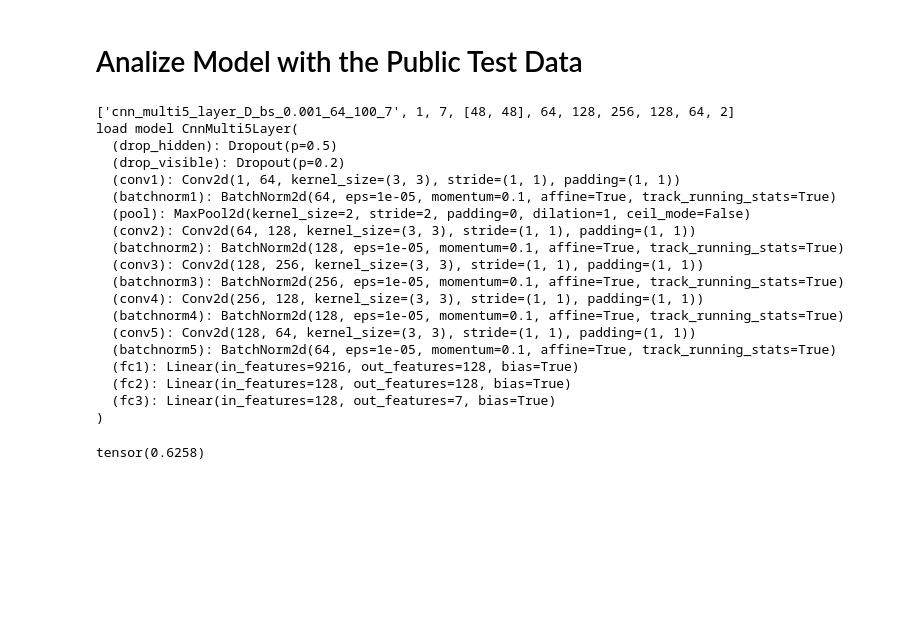
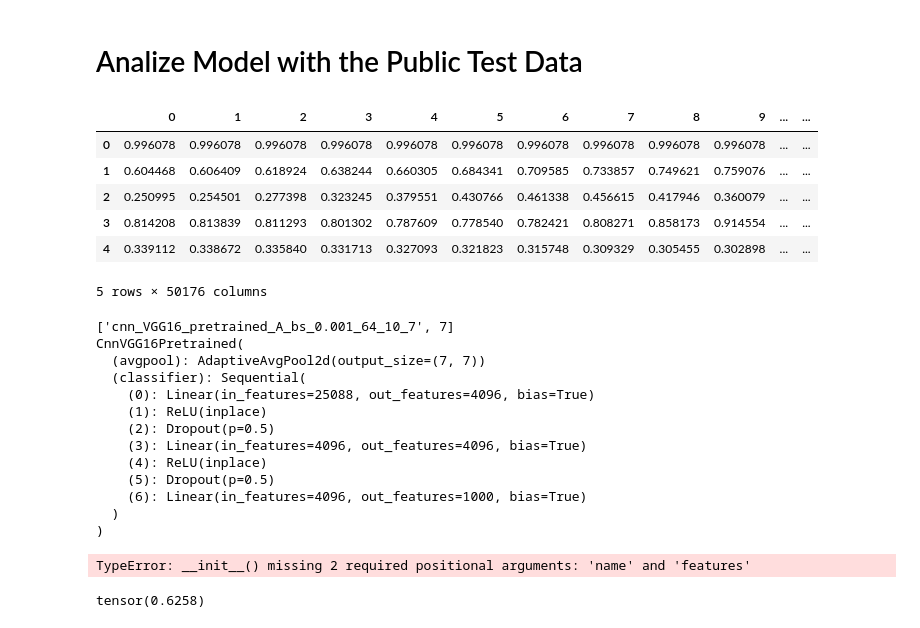
Before and after one commit to raroito87/facial_expression_recognition, a Jupyter notebook: Notebooks/Analyze Result. CNN pertained VGG16. BatchSize 64. reduced dataset. Balanced Sampling.ipynb, the cells around one changed output. Cells and saved outputs as stored; diff of their text form; code cells hidden in the pictures; blank space fills up the shorter version.

```diff
--- a/Notebooks/Analyze Result. CNN pertained VGG16. BatchSize 64. reduced dataset. Balanced Sampling.ipynb
+++ b/Notebooks/Analyze Result. CNN pertained VGG16. BatchSize 64. reduced dataset. Balanced Sampling.ipynb
@@ -22,6 +26,7 @@ X_df = pre.get(name='test').drop(columns=['emotion'])
 y_df = pre.get(name='test')['emotion']
 # %%
 #transform data
+img_conv = ImageConverter()
 test_pixels = pre.get(name='test').drop(columns=['emotion'])
 test_pixel_np = test_pixels.values
 test_pixel_224_np = np.zeros(shape=[test_pixels.shape[0], 224 * 224])
@@ -29,6 +34,17 @@ for i in range(test_pixel_np.shape[0]):
     image = test_pixel_np[i].reshape(48, 48)
     newimg = img_conv.upscale(image)
     test_pixel_224_np[i] = newimg.reshape(1, 224 * 224)
+# %%
+X_df = pd.DataFrame(test_pixel_224_np)
+X_df.head()
+# %% [output]
+|  | 0 | 1 | 2 | 3 | 4 | 5 | 6 | 7 | 8 | 9 | ... | ... |
+| 0 | 0.996078 | 0.996078 | 0.996078 | 0.996078 | 0.996078 | 0.996078 | 0.996078 | 0.996078 | 0.996078 | 0.996078 | ... | ... |
+| 1 | 0.604468 | 0.606409 | 0.618924 | 0.638244 | 0.660305 | 0.684341 | 0.709585 | 0.733857 | 0.749621 | 0.759076 | ... | ... |
+| 2 | 0.250995 | 0.254501 | 0.277398 | 0.323245 | 0.379551 | 0.430766 | 0.461338 | 0.456615 | 0.417946 | 0.360079 | ... | ... |
+| 3 | 0.814208 | 0.813839 | 0.811293 | 0.801302 | 0.787609 | 0.778540 | 0.782421 | 0.808271 | 0.858173 | 0.914554 | ... | ... |
+| 4 | 0.339112 | 0.338672 | 0.335840 | 0.331713 | 0.327093 | 0.321823 | 0.315748 | 0.309329 | 0.305455 | 0.302898 | ... | ... |
+5 rows × 50176 columns
 # %%
 dtype = torch.float
 device = torch.device("cpu")
@@ -47,23 +60,33 @@ m_importer = ModelImporter('fer2013_DatasetD')
-# %%
-model_name = f'cnn_VGG16_pretrained_A_bs_{learning_rate}_{batch_size}_{n_epochs}_{n_classes}_epoch{acc_ep_n}'
-model = m_importer.load_nn_model(model_name)
-# %% [output]
-['cnn_multi5_layer_D_bs_0.001_64_100_7', 1, 7, [48, 48], 64, 128, 256, 128, 64, 2]
-load model CnnMulti5Layer(
-  (drop_hidden): Dropout(p=0.5)
-  (drop_visible): Dropout(p=0.2)
-  (conv1): Conv2d(1, 64, kernel_size=(3, 3), stride=(1, 1), padding=(1, 1))
-  (batchnorm1): BatchNorm2d(64, eps=1e-05, momentum=0.1, affine=True, track_running_stats=True)
-  (pool): MaxPool2d(kernel_size=2, stride=2, padding=0, dilation=1, ceil_mode=False)
-  (conv2): Conv2d(64, 128, kernel_size=(3, 3), stride=(1, 1), padding=(1, 1))
-  (batchnorm2): BatchNorm2d(128, eps=1e-05, momentum=0.1, affine=True, track_running_stats=True)
-  (conv3): Conv2d(128, 256, kernel_size=(3, 3), stride=(1, 1), padding=(1, 1))
-  (batchnorm3): BatchNorm2d(256, eps=1e-05, momentum=0.1, affine=True, track_running_stats=True)
-  (conv4): Conv2d(256, 128, kernel_size=(3, 3), stride=(1, 1), padding=(1, 1))
-  (batchnorm4): BatchNorm2d(128, eps=1e-05, momentum=0.1, affine=True, track_running_stats=True)
-  (conv5): Conv2d(128, 64, kernel_size=(3, 3), stride=(1, 1), padding=(1, 1))
-  (batchnorm5): BatchNorm2d(64, eps=1e-05, momentum=0.1, affine=True, track_running_stats=True)
-  (fc1): Linear(in_features=9216, out_features=128, bias=True)
-  (fc2): Linear(in_features=128, out_features=128, bias=True)
-  (fc3): Linear(in_features=128, out_features=7, bias=True)
-)
+# %%
+model_name = f'cnn_VGG16_pretrained_A_bs_{learning_rate}_{batch_size}_{n_epochs}_{n_classes}_epoch{epoch}'
+
+name = 'fer2013_reduced'
+root_dir = os.getcwd()
+directory_template = f'{root_dir}/../models/{name}/'
+directory = directory_template.format(root_dir=root_dir, name=name)
+
+file_name = f'{model_name}.pt'
+the_dict = torch.load(directory + file_name, map_location='cpu')
+
+print(the_dict['args'])
+#model = eval(the_dict['model_class'])(*the_dict['args'])
+model = eval(the_dict['model_class'])(*the_dict['args'])
+print(model)
+# %% [output]
+['cnn_VGG16_pretrained_A_bs_0.001_64_10_7', 7]
+CnnVGG16Pretrained(
+  (avgpool): AdaptiveAvgPool2d(output_size=(7, 7))
+  (classifier): Sequential(
+    (0): Linear(in_features=25088, out_features=4096, bias=True)
+    (1): ReLU(inplace)
+    (2): Dropout(p=0.5)
+    (3): Linear(in_features=4096, out_features=4096, bias=True)
+    (4): ReLU(inplace)
+    (5): Dropout(p=0.5)
+    (6): Linear(in_features=4096, out_features=1000, bias=True)
+  )
+)
+# %%
+vgg16 = CnnVGG16Pretrained(name = 'vgg16', )
+# %% [output]
+TypeError: __init__() missing 2 required positional arguments: 'name' and 'features'
```
Also changed, not shown: parts of 3 cells of this notebook.
